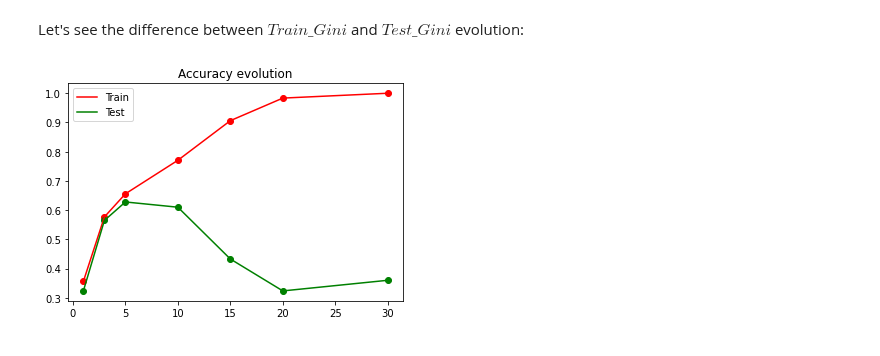
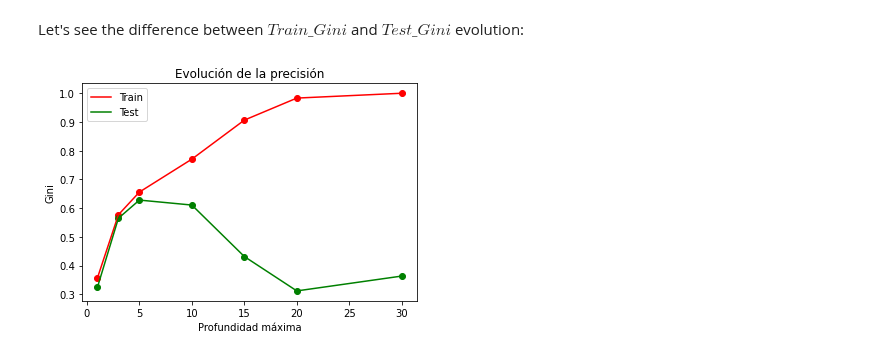
Before and after one commit to GinesMeca/TFG, a Jupyter notebook: notebooks/3. CART Decision Trees.ipynb, the cells around one changed output. Cells and saved outputs as stored; diff of their text form; code cells hidden in the pictures.

Commit message:
Writing plot information in spanish

```diff
--- a/notebooks/3. CART Decision Trees.ipynb
+++ b/notebooks/3. CART Decision Trees.ipynb
@@ -145,14 +145,16 @@ Let's see the difference between $Train\_Gini$ and $Test\_Gini$ evolution:
 # %%
 x = [1, 3, 5, 10, 15, 20, 30]
 GINITRAIN = list(metrics_pd.Train_Gini)
 GINITEST = list(metrics_pd.Test_Gini)
 
 plt.plot(x, GINITRAIN, c = 'red', label = 'Train')
 plt.scatter(x, GINITRAIN, c = 'red')
 plt.plot(x, GINITEST, c = 'green', label = 'Test')
 plt.scatter(x, GINITEST, c = 'green')
-plt.title('Accuracy evolution')
+plt.xlabel('Profundidad máxima')
+plt.ylabel('Gini')
+plt.title('Evolución de la precisión')
 plt.legend(loc = 'best')
 plt.show()
 # %% [output]
-[figure, old version]
+[figure, new version]
```
Also changed, not shown: parts of 2 cells of this notebook, 4 other files.
